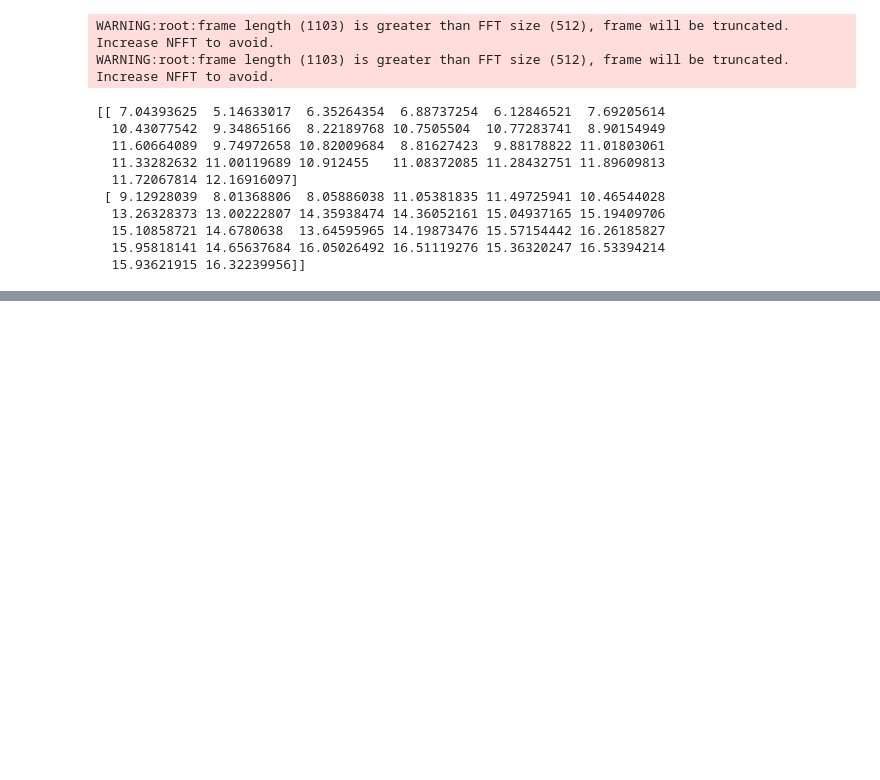
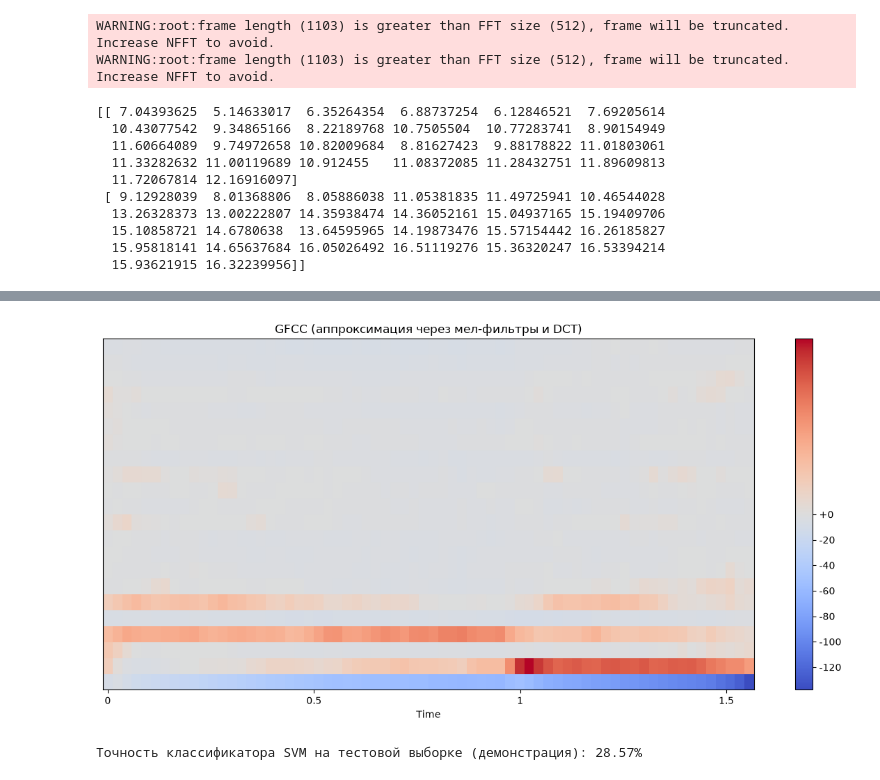
Before and after one commit to Dream-Prodigy/My-project, a Jupyter notebook: practice_9/practice_9.ipynb, the cells around one changed output, grey strips where cells are left out. Cells and saved outputs as stored; diff of their text form; code cells hidden in the pictures; blank space fills up the shorter version.

```diff
--- a/practice_9/practice_9.ipynb
+++ b/practice_9/practice_9.ipynb
@@ -463,0 +512,66 @@ WARNING:root:frame length (1103) is greater than FFT size (512), frame will be t
+# %%
+# Реализация GFCC
+import librosa
+import librosa.display
+import numpy as np
+import matplotlib.pyplot as plt
+from scipy.fft import dct
+
+# Загружаем аудио (используем тот же файл)
+y_gfcc, sr_gfcc = librosa.load("data/Alesis-S4-Plus-Clean-Gtr-C4.wav")
+
+# 1. Считаем спектр (STFT)
+S_gfcc = np.abs(librosa.stft(y_gfcc, n_fft=2048))
+
+# 2. Так как встроенных гамматон-фильтров в librosa нет,
+# используем мел-спектрограмму как основу (она тоже моделирует слух)
+mel_spec = librosa.feature.melspectrogram(S=S_gfcc**2, sr=sr_gfcc, n_mels=64)
+
+# 3. Логарифмируем
+log_mel = np.log(mel_spec + 1e-10)
+
+# 4. Применяем DCT (Дискретное косинусное преобразование)
+# для получения кепстральных коэффициентов (по сути, это MFCC/GFCC)
+# Берем первые 22 коэффициента, как в теории GFCC
+gfcc_features = dct(log_mel, type=2, axis=0, norm='ortho')[:22, :]
+
+# 5. Визуализация
+plt.figure(figsize=(12, 6))
+librosa.display.specshow(gfcc_features, x_axis='time', sr=sr_gfcc)
+plt.colorbar(format='%+2.0f')
+plt.title('GFCC (аппроксимация через мел-фильтры и DCT)')
+plt.tight_layout()
+plt.show()
+# %% [output]
+[figure, added]
+# %%
+# Реализация Классификатора (SVM)
+from sklearn.svm import SVC
+from sklearn.model_selection import train_test_split
+from sklearn.metrics import accuracy_score
+
+# Для демонстрации работы классификатора мы используем уже рассчитанные MFCC
+# и создадим "искусственные" метки классов (например, 0 и 1)
+# В реальной задаче здесь были бы фичи разных звуков (речь, музыка, птицы)
+
+# Берем MFCC признаки, которые мы считали ранее
+X = mfccs.T  # Транспонируем, чтобы объекты были в строках, признаки в столбцах
+
+# Создаем искусственные метки (например, четные кадры - класс 0, нечетные - класс 1)
+# (В реальной задаче метки приходят из названий файлов)
+y_labels = np.array([i % 2 for i in range(X.shape[0])])
+
+# Разделяем на train и test
+X_train, X_test, y_train, y_test = train_test_split(X, y_labels, test_size=0.3, random_state=42)
+
+# Обучаем SVM
+svm_model = SVC(kernel='linear')
+svm_model.fit(X_train, y_train)
+
+# Предсказание и оценка
+y_pred = svm_model.predict(X_test)
+accuracy = accuracy_score(y_test, y_pred)
+
+print(f"Точность классификатора SVM на тестовой выборке (демонстрация): {accuracy * 100:.2f}%")
+# %% [output]
+Точность классификатора SVM на тестовой выборке (демонстрация): 28.57%
```
Also changed, not shown: parts of 18 cells of this notebook.
